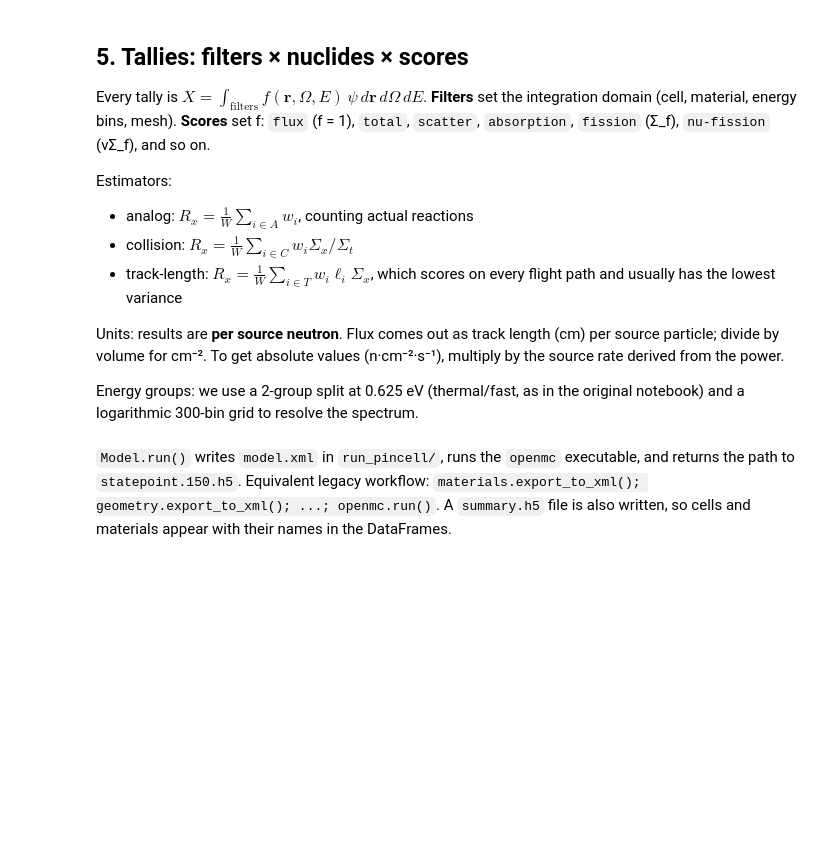
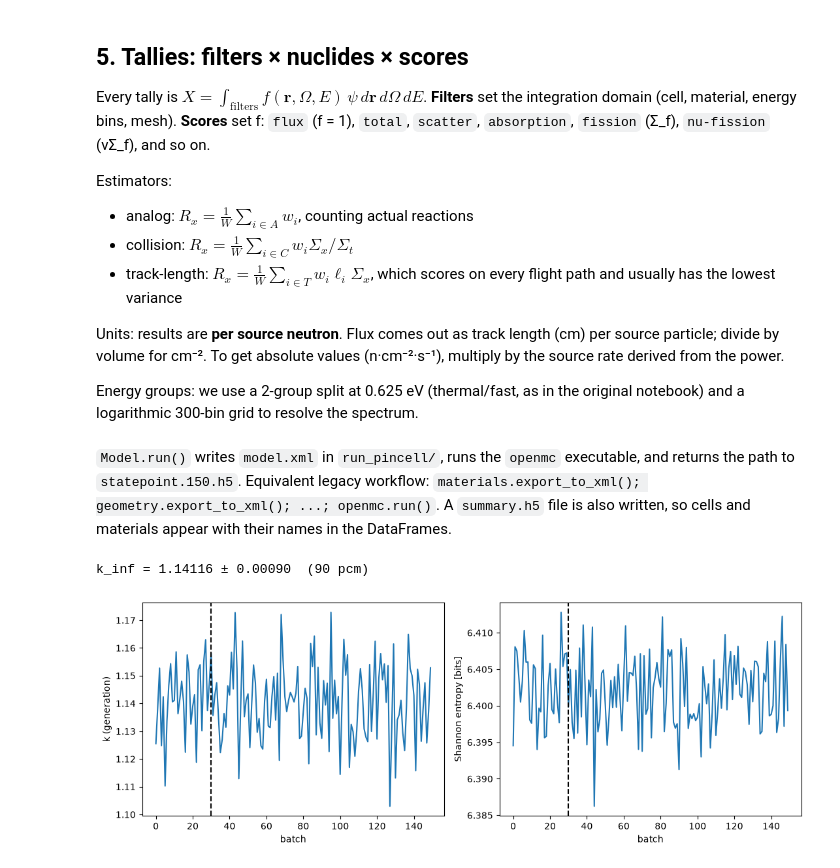
Before and after one commit to NavidCOMSC/neuronic_simulator, a Jupyter notebook: pincell_pandas_demo.ipynb, the cells around one changed output. Drawn from its saved outputs; the diff is of its cells as text; code cells hidden in the pictures; blank space fills up the shorter version.

Commit message:
[Feature]batch processes of k gen and entropy

```diff
--- a/pincell_pandas_demo.ipynb
+++ b/pincell_pandas_demo.ipynb
@@ -186,3 +186,26 @@ print("Statepoint:", sp_path)
 `statepoint.150.h5`. Equivalent legacy workflow: `materials.export_to_xml(); geometry.export_to_xml(); ...;
 openmc.run()`. A `summary.h5` file is also written, so cells and materials appear with their names in the
 DataFrames.
+# %%
+with openmc.StatePoint(sp_path) as sp:
+    keff = sp.keff                            # uncertainties.UFloat: combined estimator
+    k_gen = np.array(sp.k_generation)
+    entropy = np.array(sp.entropy)
+    n_inactive = sp.n_inactive
+    spec = sp.get_tally(name="flux spectrum")
+    rr = sp.get_tally(name="fuel reaction rates")
+    cells = sp.get_tally(name="cell 2-group")
+    mtal = sp.get_tally(name="mesh")
+    df_spec = spec.get_pandas_dataframe()
+    df_rr = rr.get_pandas_dataframe()
+    df_cells = cells.get_pandas_dataframe()
+    df_mesh = mtal.get_pandas_dataframe()
+
+print(f"k_inf = {keff.nominal_value:.5f} ± {keff.std_dev:.5f}  ({1e5*keff.std_dev:.0f} pcm)")
+fig, ax = plt.subplots(1, 2, figsize=(11, 4))
+ax[0].plot(k_gen); ax[0].axvline(n_inactive, ls="--", c="k"); ax[0].set(xlabel="batch", ylabel="k (generation)")
+ax[1].plot(entropy); ax[1].axvline(n_inactive, ls="--", c="k"); ax[1].set(xlabel="batch", ylabel="Shannon entropy [bits]")
+plt.tight_layout(); plt.show()
+# %% [output]
+k_inf = 1.14116 ± 0.00090  (90 pcm)
+[figure, added]
```
